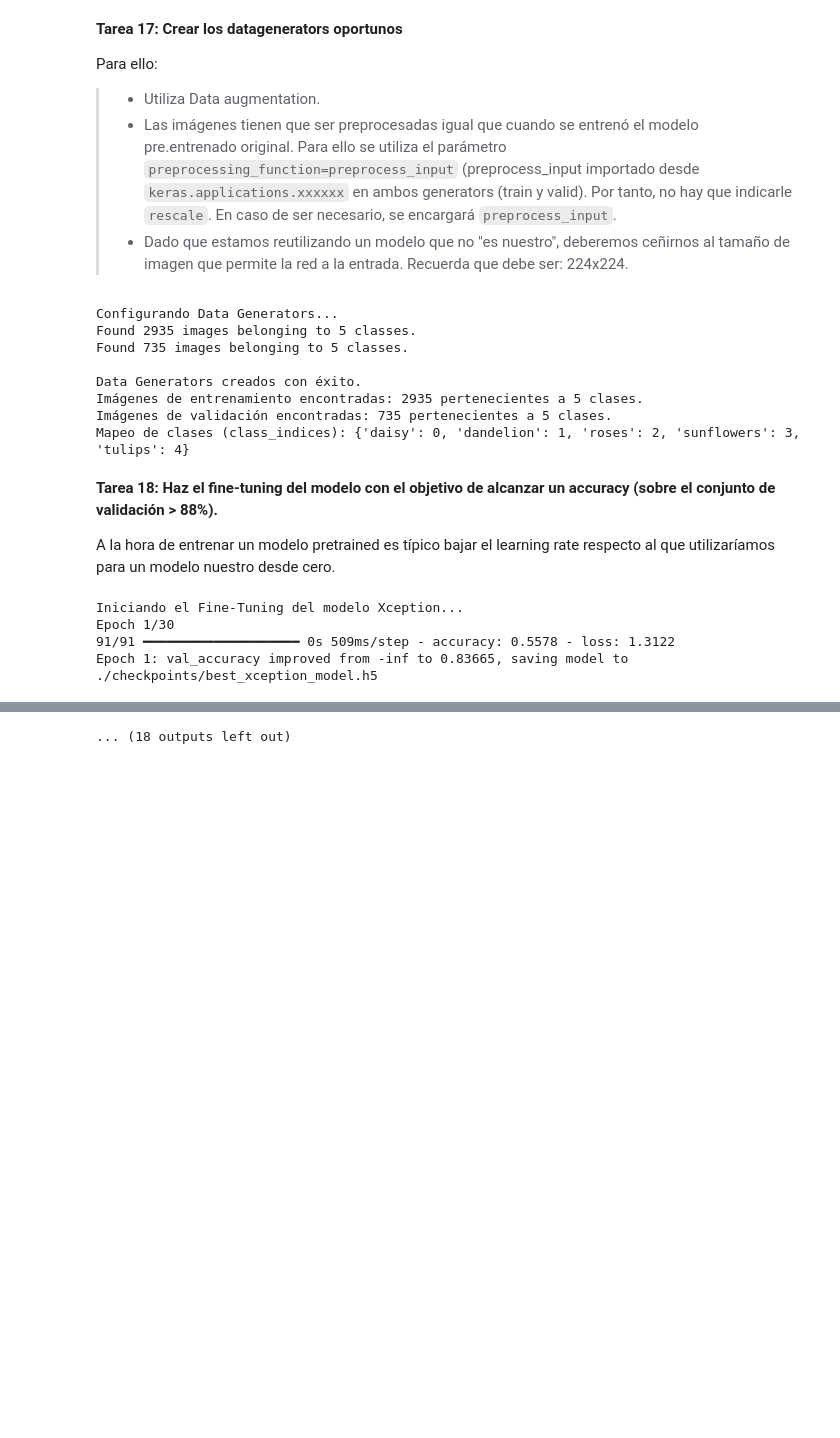
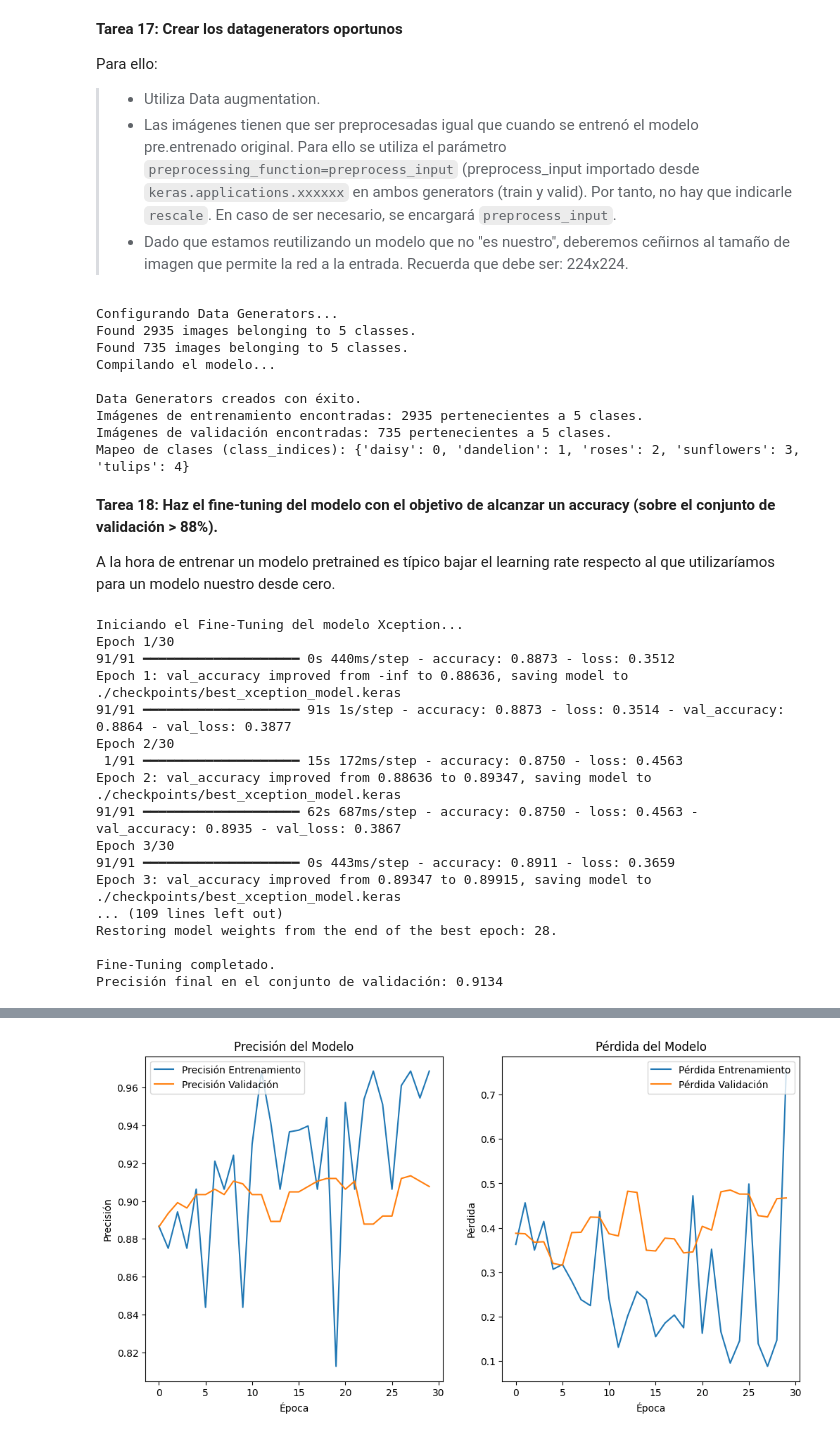
Before and after one commit to GuilleBlanco08/TrabajoFinal, a Jupyter notebook: trabajo_aia_24_25_parte_II.ipynb, the cells around one changed output, grey strips where cells are left out. Drawn from its saved outputs; the diff is of its cells as text; code cells hidden in the pictures; blank space fills up the shorter version.

Commit message:
fix finales DL

```diff
--- a/trabajo_aia_24_25_parte_II.ipynb
+++ b/trabajo_aia_24_25_parte_II.ipynb
@@ -795,10 +757,6 @@ Para ello:
 > * Las imágenes tienen que ser preprocesadas igual que cuando se entrenó el modelo pre.entrenado original. Para ello se utiliza el parámetro `preprocessing_function=preprocess_input` (preprocess_input importado desde `keras.applications.xxxxxx` en ambos generators (train y valid). Por tanto, no hay que indicarle `rescale`. En caso de ser necesario, se encargará `preprocess_input`.
 > * Dado que estamos reutilizando un modelo que no "es nuestro", deberemos ceñirnos al tamaño de imagen que permite la red a la entrada. Recuerda que debe ser: 224x224.
 # %%
-import tensorflow as tf
-from tensorflow.keras.preprocessing.image import ImageDataGenerator
-import os
-
 from tensorflow.keras.applications.xception import preprocess_input as xception_preprocess_input
 preprocess_input = xception_preprocess_input
 
@@ -845,6 +803,13 @@ validation_generator = valid_datagen.flow_from_directory(
     shuffle=False                 # No es necesario mezclar para la validación
 )
 
+print("Compilando el modelo...")
+model.compile(
+    optimizer=keras.optimizers.Adam(learning_rate=0.001),
+    loss='categorical_crossentropy',
+    metrics=['accuracy']
+)
+
 print("\nData Generators creados con éxito.")
 print(f"Imágenes de entrenamiento encontradas: {train_generator.samples} pertenecientes a {train_generator.num_classes} clases.")
 print(f"Imágenes de validación encontradas: {validation_generator.samples} pertenecientes a {validation_generator.num_classes} clases.")
@@ -853,6 +818,7 @@ print(f"Mapeo de clases (class_indices): {train_generator.class_indices}")
 Configurando Data Generators...
 Found 2935 images belonging to 5 classes.
 Found 735 images belonging to 5 classes.
+Compilando el modelo...
 
 Data Generators creados con éxito.
 Imágenes de entrenamiento encontradas: 2935 pertenecientes a 5 clases.
@@ -863,7 +829,6 @@ Mapeo de clases (class_indices): {'daisy': 0, 'dandelion': 1, 'roses': 2, 'sunfl
 
 A la hora de entrenar un modelo pretrained es típico bajar el learning rate respecto al que utilizaríamos para un modelo nuestro desde cero.
 # %%
-import tensorflow as tf
 from tensorflow.keras.callbacks import ModelCheckpoint, EarlyStopping
 
 import warnings
@@ -878,7 +843,7 @@ EPOCHS = 30          # Número máximo de épocas. Puedes ajustarlo.
 INITIAL_EPOCH = 0    # Desde qué época empezar (0 si es un entrenamiento nuevo)
 
 # ModelCheckpoint: Guarda el mejor modelo (según la precisión de validación)
-checkpoint_filepath = './checkpoints/best_xception_model.h5'
+checkpoint_filepath = './checkpoints/best_xception_model.keras'
 model_checkpoint_callback = ModelCheckpoint(
     filepath=checkpoint_filepath,
     save_best_only=True,               # Guarda solo el "mejor" modelo
@@ -919,7 +884,6 @@ loss, accuracy = model.evaluate(validation_generator, steps=validation_generator
 print(f"Precisión final en el conjunto de validación: {accuracy:.4f}")
 
 # Graficar el historial de entrenamiento
-import matplotlib.pyplot as plt
 
 plt.figure(figsize=(12, 6))
 plt.subplot(1, 2, 1)
@@ -942,5 +906,18 @@ plt.show()
 # %% [output]
 Iniciando el Fine-Tuning del modelo Xception...
 Epoch 1/30
-91/91 ━━━━━━━━━━━━━━━━━━━━ 0s 509ms/step - accuracy: 0.5578 - loss: 1.3122
-Epoch 1: val_accuracy improved from -inf to 0.83665, saving model to ./checkpoints/best_xception_model.h5
+91/91 ━━━━━━━━━━━━━━━━━━━━ 0s 440ms/step - accuracy: 0.8873 - loss: 0.3512
+Epoch 1: val_accuracy improved from -inf to 0.88636, saving model to ./checkpoints/best_xception_model.keras
+91/91 ━━━━━━━━━━━━━━━━━━━━ 91s 1s/step - accuracy: 0.8873 - loss: 0.3514 - val_accuracy: 0.8864 - val_loss: 0.3877
+Epoch 2/30
+ 1/91 ━━━━━━━━━━━━━━━━━━━━ 15s 172ms/step - accuracy: 0.8750 - loss: 0.4563
+Epoch 2: val_accuracy improved from 0.88636 to 0.89347, saving model to ./checkpoints/best_xception_model.keras
+91/91 ━━━━━━━━━━━━━━━━━━━━ 62s 687ms/step - accuracy: 0.8750 - loss: 0.4563 - val_accuracy: 0.8935 - val_loss: 0.3867
+Epoch 3/30
+91/91 ━━━━━━━━━━━━━━━━━━━━ 0s 443ms/step - accuracy: 0.8911 - loss: 0.3659
+Epoch 3: val_accuracy improved from 0.89347 to 0.89915, saving model to ./checkpoints/best_xception_model.keras
+... (109 lines left out)
+Restoring model weights from the end of the best epoch: 28.
+
+Fine-Tuning completado.
+Precisión final en el conjunto de validación: 0.9134
@@ -985 +924 @@ WARNING:absl:You are saving your model as an HDF5 file via `model.save()` or `ke
-... (18 outputs left out)
+[figure, added]
```
Also changed, not shown: parts of 25 cells of this notebook.
